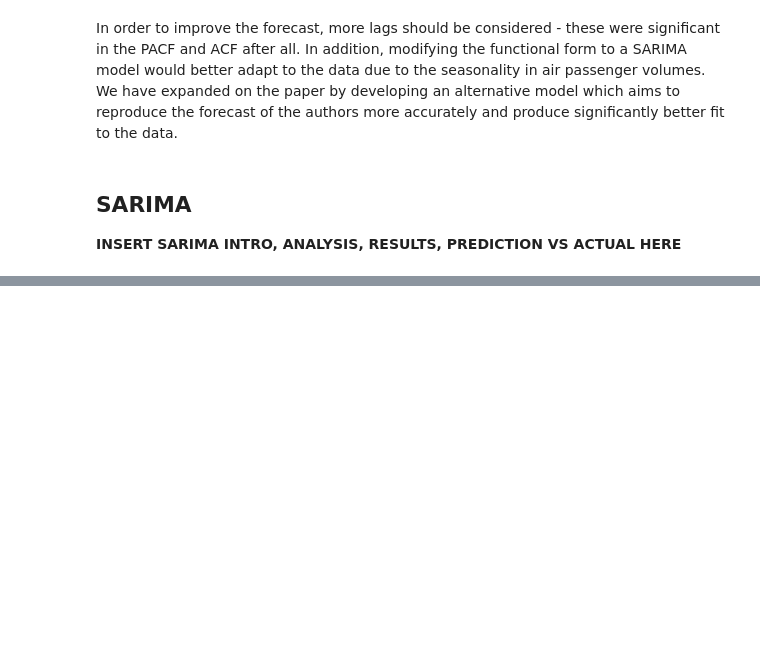
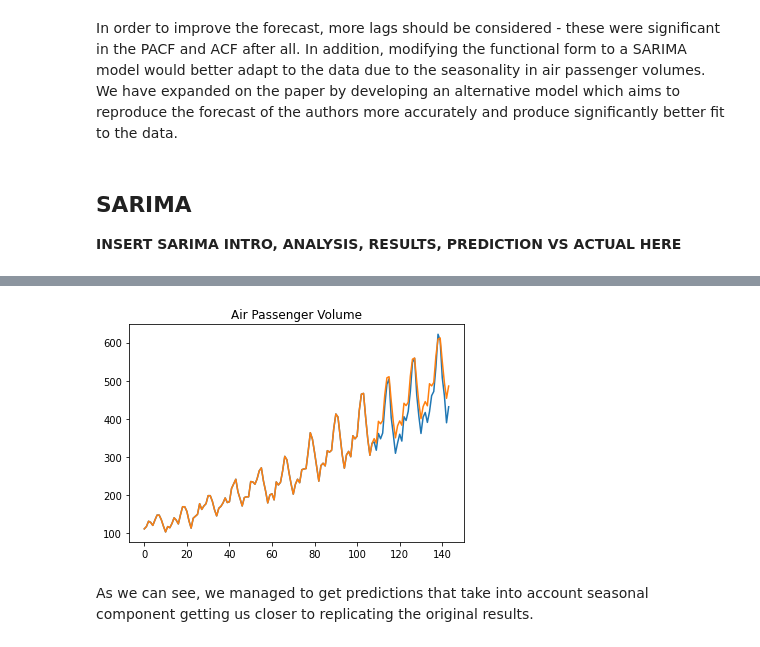
Before and after one commit to Staneesh/Repro2023, a Jupyter notebook: main.ipynb, the cells around one changed output, grey strips where cells are left out. Cells and saved outputs as stored; diff of their text form; code cells hidden in the pictures; blank space fills up the shorter version.

```diff
--- a/main.ipynb
+++ b/main.ipynb
@@ -274,0 +291,22 @@ In order to improve the forecast, more lags should be considered - these were si
+# %%
+def run_sarima_model(order,seasonal_order, forecast_horizon=36, print_summary=False, print_plot=False):
+    mod = sm.tsa.statespace.SARIMAX(data['Count'][:-forecast_horizon], trend='c', order=order, seasonal_order=seasonal_order)
+    sarima_model = mod.fit()
+    if print_summary:
+        print(sarima_model.summary())
+
+    sarima_pred = sarima_model.forecast(forecast_horizon)
+
+    if print_plot:
+        plt.plot(data['Count'], label = 'Observed')
+        plt.plot(pd.concat([data['Count'][:-forecast_horizon],sarima_pred]), label = 'Predicted')
+        plt.title('Air Passenger Volume')
+        plt.show()
+
+    return sarima_model, sarima_pred
+# %%
+sarima212_110_12, sarima212_110_12_pred = run_sarima_model((2,1,2), (0,1,0,12), print_plot = True)
+# %% [output]
+[figure, added]
+# %% [markdown]
+As we can see, we managed to get predictions that take into account seasonal component getting us closer to replicating the original results.
```
Also changed, not shown: parts of 17 cells of this notebook.
